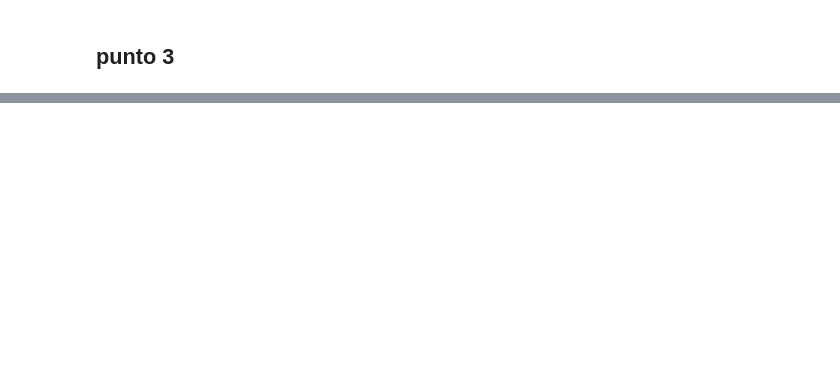
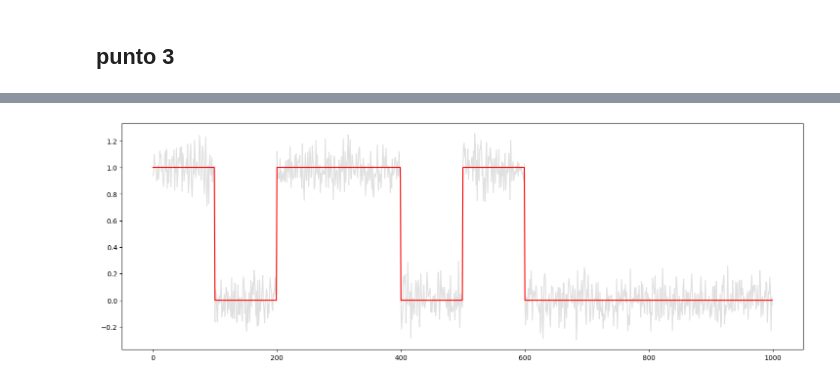
Before and after one commit to JCardenas05/Teoria_Se-ales, a Jupyter notebook: 14-11-2023/Ejercicio_7.ipynb, the cells around one changed output, grey strips where cells are left out. Saved outputs shown, nothing was run; the diff lists cells and outputs as text; code cells hidden in the pictures; blank space fills up the shorter version.

```diff
--- a/14-11-2023/Ejercicio_7.ipynb
+++ b/14-11-2023/Ejercicio_7.ipynb
@@ -164,0 +226,13 @@ plt.show()
+# %%
+# Probar con ejemplos específicos
+predicciones = clf.predict(np.array(codeNoise).reshape(-1, 1))
+# Procesar y visualizar predicciones
+predicciones_= procesar_predicciones(predicciones, Nsamples3)
+
+# Visualización
+plt.figure(figsize=(18, 6))
+plt.plot(codeNoise, color='#E0E0E0')
+plt.plot(predicciones_, 'r')
+plt.show()
+# %% [output]
+[figure, added]
```
Also changed, not shown: parts of 10 cells of this notebook.
